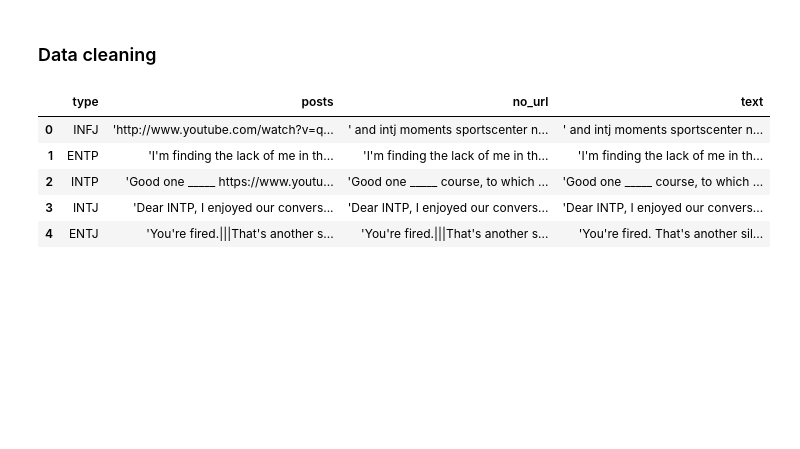
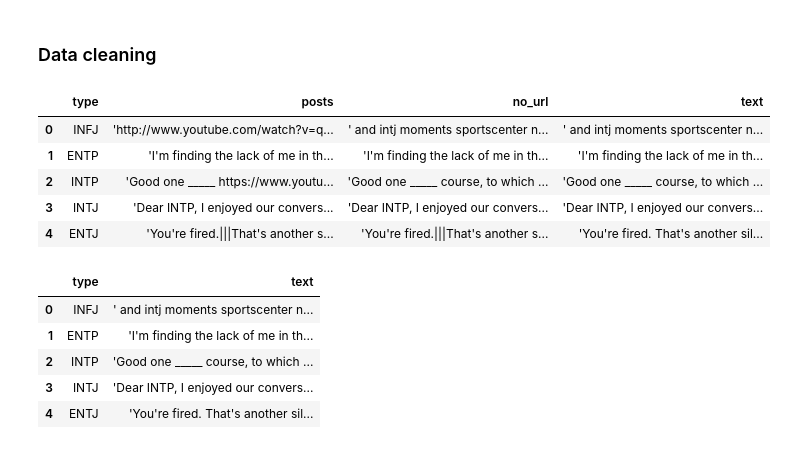
Before and after one commit to shaunwang1350/MyersBriggsMLProject, a Jupyter notebook: Notebooks/DataPreprocessing/data_cleaning.ipynb, the cells around one changed output. Drawn from its saved outputs; the diff is of its cells as text; code cells hidden in the pictures; blank space fills up the shorter version.

```diff
--- a/Notebooks/DataPreprocessing/data_cleaning.ipynb
+++ b/Notebooks/DataPreprocessing/data_cleaning.ipynb
@@ -249 +251,12 @@ raw_df.head()
+# %%
+# save the cleaned df
+clean_df = raw_df[['type','text']]
+clean_df.head()
+# %% [output]
+|  | type | text |
+| 0 | INFJ | ' and intj moments sportscenter n... |
+| 1 | ENTP | 'I'm finding the lack of me in th... |
+| 2 | INTP | 'Good one _____ course, to which ... |
+| 3 | INTJ | 'Dear INTP, I enjoyed our convers... |
+| 4 | ENTJ | 'You're fired. That's another sil... |
 # %%
```
Also changed, not shown: parts of 2 cells of this notebook.
